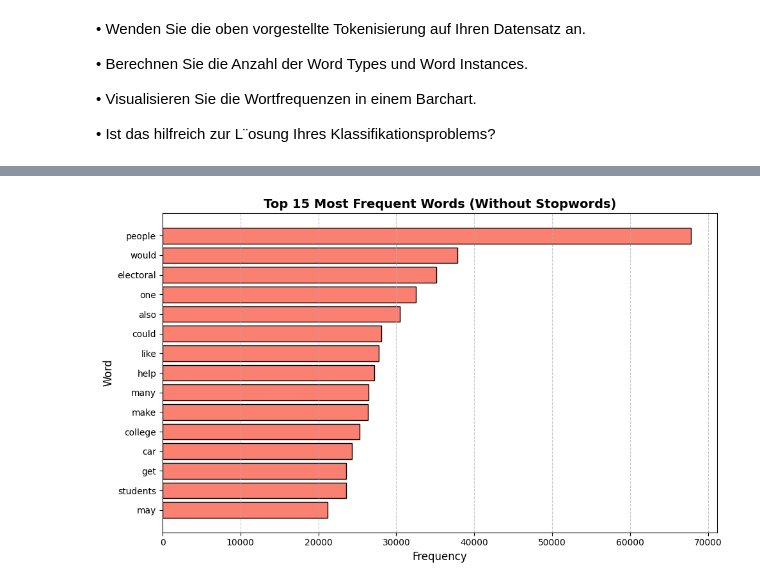
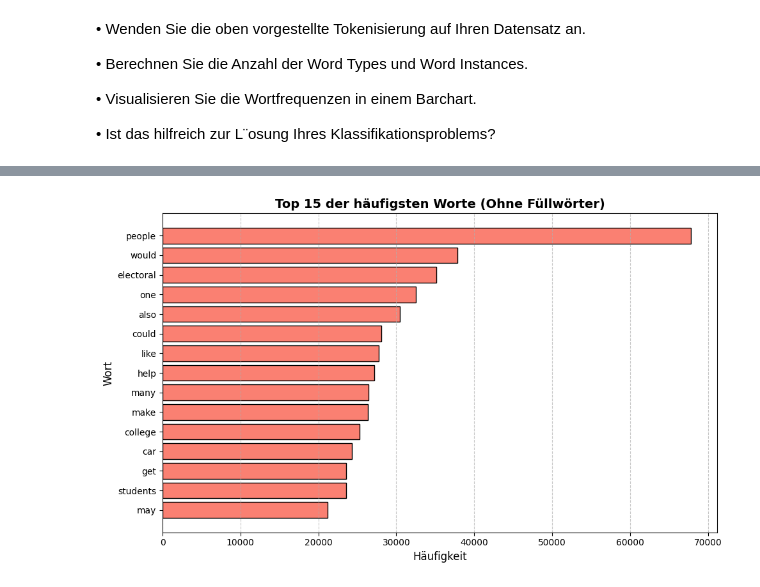
Before and after one commit to TheAmarok/Neue-Konzepte-Gruppe-9, a Jupyter notebook: Notebook.ipynb, the cells around one changed output, grey strips where cells are left out. Drawn from its saved outputs; the diff is of its cells as text; code cells hidden in the pictures.

```diff
--- a/Notebook.ipynb
+++ b/Notebook.ipynb
@@ -749,8 +821,8 @@ plt.show()
 # %%
-nltk.download("stopwords")
+#Top 15 ohne Füllwörter
 english_stopwords = set(stopwords.words("english"))
 
-# --- Word filtering (lowercase & removal of stopwords/punctuation) ---
+# Filter
 cleaned_word_list = [
     word.lower()
     for word in word_list
@@ -779,10 +851,81 @@ plt.title(
     fontsize=14,
     fontweight="bold",
 )
-plt.xlabel("Frequency", fontsize=12)
-plt.ylabel("Word", fontsize=12)
+plt.xlabel("Häufigkeit", fontsize=12)
+plt.ylabel("Wort", fontsize=12)
 plt.grid(axis="x", linestyle="--", alpha=0.7)
 
 plt.tight_layout()
 plt.show()
+
+# KI-generiert
+cleaned_word_list_1 = [
+    word.lower()
+    for word in word_list_1
+    if word.lower() not in english_stopwords and word.isalpha()
+]
+
+word_counts_clean_1 = (
+    pd.Series(cleaned_word_list_1)
+    .value_counts()
+    .reset_index()
+)
+word_counts_clean_1.columns = ["word", "count"]
+
+
+top_words_clean_1 = word_counts_clean_1.head(top_n)
+
+plt.figure(figsize=(10, 6))
+plt.barh(
+    top_words_clean_1["word"][::-1],
+    top_words_clean_1["count"][::-1],
+    color="lightgreen",
+    edgecolor="black",
+)
+
+plt.title(
+    f"Top {top_n} Wörter ohne Füllwörter (KI-generiert)",
+    fontsize=14,
+    fontweight="bold",
+)
+plt.xlabel("Häufigkeit")
+plt.ylabel("Wort")
+plt.grid(axis="x", linestyle="--", alpha=0.7)
+plt.tight_layout()
+plt.show()
+
+# Menschlich
+cleaned_word_list_2 = [
+    word.lower()
+    for word in word_list_2
+    if word.lower() not in english_stopwords and word.isalpha()
+]
+
+word_counts_clean_2 = (
+    pd.Series(cleaned_word_list_2)
+    .value_counts()
+    .reset_index()
+)
+word_counts_clean_2.columns = ["word", "count"]
+
+top_words_clean_2 = word_counts_clean_2.head(top_n)
+
+plt.figure(figsize=(10, 6))
+plt.barh(
+    top_words_clean_2["word"][::-1],
+    top_words_clean_2["count"][::-1],
+    color="orange",
+    edgecolor="black",
+)
+
+plt.title(
+    f"Top {top_n} Wörter ohne Füllwörter (Menschlich)",
+    fontsize=14,
+    fontweight="bold",
+)
+plt.xlabel("Häufigkeit")
+plt.ylabel("Wort")
+plt.grid(axis="x", linestyle="--", alpha=0.7)
+plt.tight_layout()
+plt.show()
 # %% [output]
@@ -792 +932 @@ plt.show()
-[figure, old version]
+[figure, new version]
```
Also changed, not shown: parts of 6 cells of this notebook.
